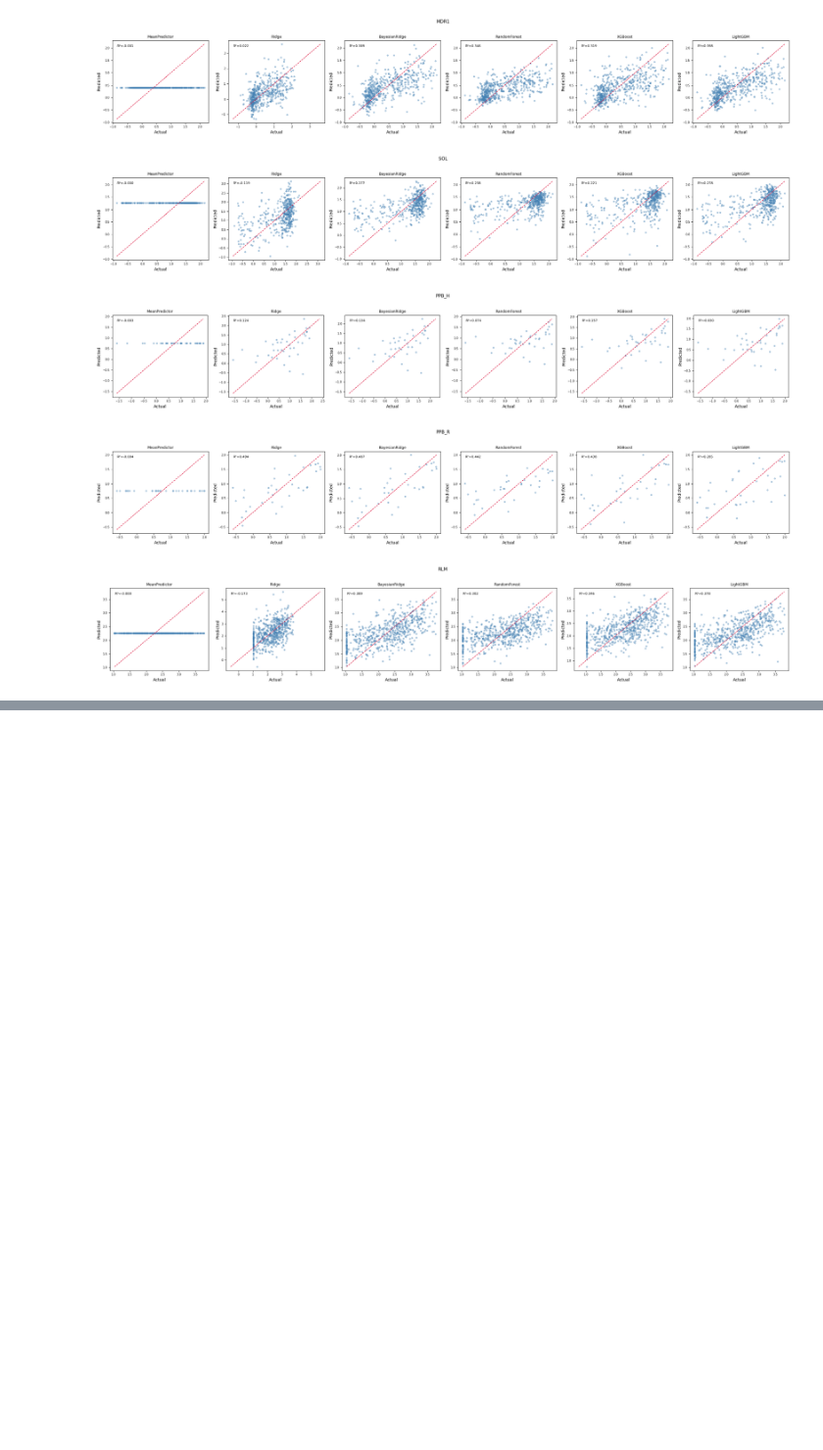
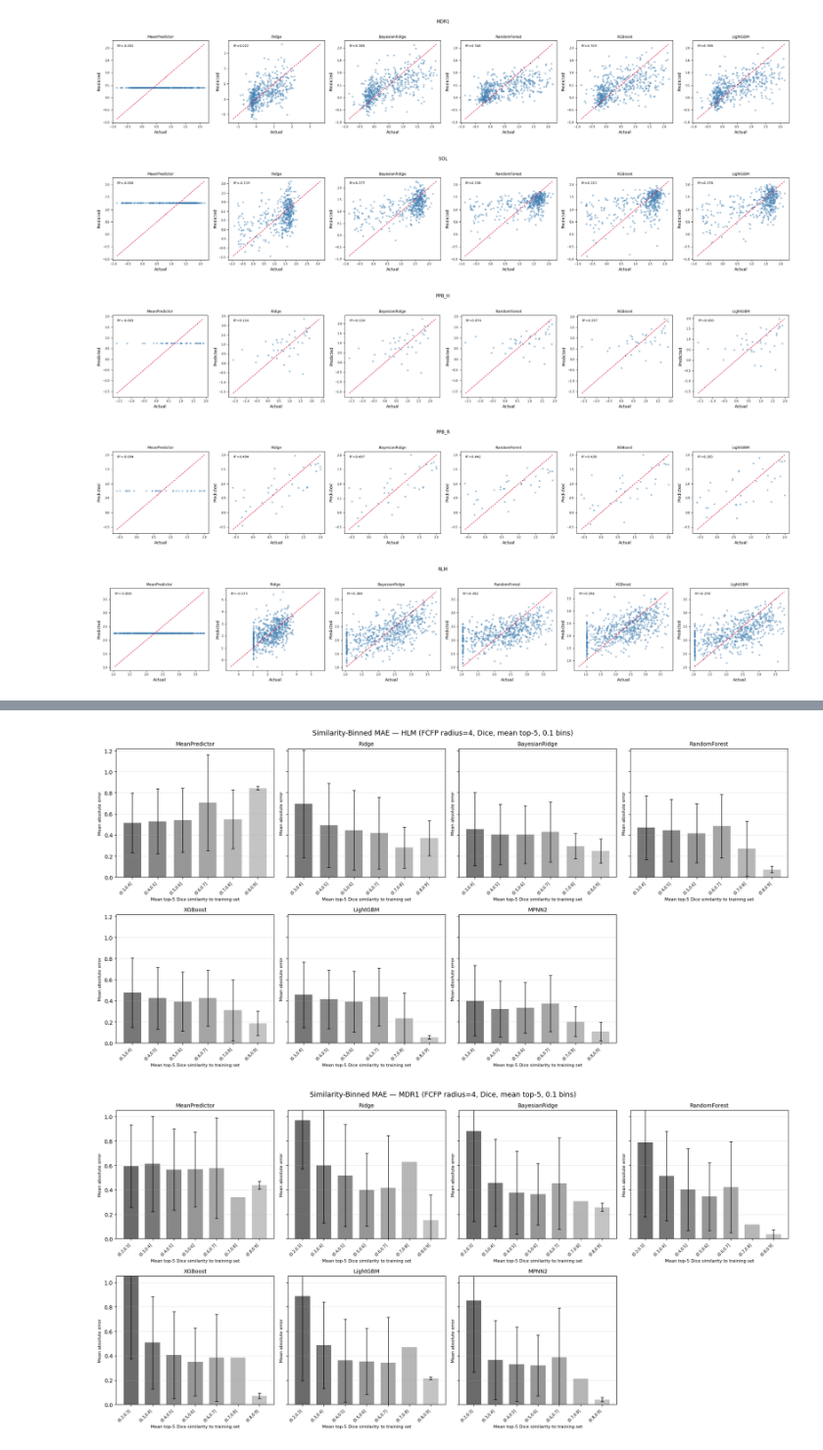
Before and after one commit to Zarif-S/uniq-plus-data-quantity-noise-qsar, a Jupyter notebook: notebooks/01_adme_eda_baseline.ipynb, the cells around one changed output, grey strips where cells are left out. Shown at 98% size. Drawn from its saved outputs; the diff is of its cells as text; code cells hidden in the pictures; blank space fills up the shorter version.

```diff
--- a/notebooks/01_adme_eda_baseline.ipynb
+++ b/notebooks/01_adme_eda_baseline.ipynb
@@ -854,15 +988,18 @@ Range 0 (nothing in common) → 1 (identical fingerprint)
 80/20 random split per endpoint (seed=42 for reproducibility).
 # %%
 from sklearn.model_selection import train_test_split
+from src.cleaning import filter_endpoint
 
-splits = {}  # {col: (X_train, X_test, y_train, y_test)}
+splits = {}  # {col: (X_train, X_test, y_train, y_test, smiles_train, smiles_test)}
 
 for col in ENDPOINT_COLS:
+    df_ep = filter_endpoint(df, col)
     X, y = X_dict[col], y_dict[col]
-    X_train, X_test, y_train, y_test = train_test_split(
-        X, y, test_size=0.2, random_state=SEED
+    smiles_all = df_ep['SMILES'].tolist()
+    X_train, X_test, y_train, y_test, smiles_train, smiles_test = train_test_split(
+        X, y, smiles_all, test_size=0.2, random_state=SEED
     )
-    splits[col] = (X_train, X_test, y_train, y_test)
+    splits[col] = (X_train, X_test, y_train, y_test, smiles_train, smiles_test)
     print(f"  {col}: train={len(y_train)}, test={len(y_test)}")
 # %% [output]
   LOG HLM_CLint (mL/min/kg): train=2469, test=618
@@ -880,14 +1017,14 @@ results = []
 preds_store = {}  # {col: {model_name: (y_test, y_pred)}}
 
 for col in ENDPOINT_COLS:
-    X_train, X_test, y_train, y_test = splits[col]
+    X_train, X_test, y_train, y_test, _, _ = splits[col]
     preds_store[col] = {}
     for name, model in get_baseline_models().items():
         model.fit(X_train, y_train)
         y_pred = model.predict(X_test)
         preds_store[col][name] = (y_test, y_pred)
         metrics = evaluate_model(model, X_test, y_test, y_pred=y_pred)
-        results.append({"endpoint": col, "model": name, **metrics})
+        results.append({"endpoint": col, "model": name, "features": "ECFP4", **metrics})
 
 results_df = pd.DataFrame(results)
 print("Training complete.")
@@ -943,7 +1243,9 @@ RMSE (test set): same units as the target
 from src.plotting import pred_vs_actual_grid
 
 for col in ENDPOINT_COLS:
-    fig = pred_vs_actual_grid(preds_store[col], title=EP_SHORT_MAP[col])
+    ep = EP_SHORT_MAP[col]
+    fig = pred_vs_actual_grid(preds_store[col], title=ep)
+    plt.savefig(f'../figures/2.5_pred_vs_actual_{ep}.png', dpi=150, bbox_inches='tight')
     plt.show()
 # %% [output]
 [figure]
@@ -1176,0 +1655,44 @@ print(rmse_table_full[col_order].to_string())
+# %%
+model_names = ['MeanPredictor', 'Ridge', 'BayesianRidge', 'RandomForest', 'XGBoost', 'LightGBM', 'MPNN2']
+present_models = [m for m in model_names if m in sim_df['model'].unique()]
+focus_eps   = ['HLM', 'MDR1']
+
+bins       = np.arange(0.0, 1.0, 0.1)
+bar_width  = 0.04
+bar_colors = plt.cm.Greys(np.linspace(0.8, 0.3, len(bins)))
+
+for ep in focus_eps:
+    ep_df = sim_df[sim_df['ep_short'] == ep]
+    n_models = len(present_models)
+    fig, axes = plt.subplots(2, 4 if n_models > 6 else 3, figsize=(18 if n_models > 6 else 16, 9), sharey=True)
+    axes = axes.flatten()
+
+    for ax, model in zip(axes, present_models):
+        m_df = ep_df[ep_df['model'] == model]
+        stats = m_df.groupby('sim_bin')['abs_error'].agg(['mean', 'std', 'count'])
+
+        for j, (sim_bin, row) in enumerate(stats.iterrows()):
+            ax.bar(j, row['mean'], color=bar_colors[int(round(sim_bin * 10))],
+                   width=0.7, alpha=0.95)
+            ax.errorbar(j, row['mean'], yerr=row['std'], fmt='none',
+                        color='black', capsize=3, linewidth=1)
+
+        ax.set_title(model, fontsize=10)
+        ax.set_xlabel('Mean top-5 Dice similarity to training set', fontsize=8)
+        ax.set_ylabel('Mean absolute error', fontsize=8)
+        ax.set_xticks(range(len(stats)))
+        ax.set_xticklabels([f'({b:.1f},{b+0.1:.1f}]' for b in stats.index],
+                           rotation=45, ha='right', fontsize=7)
+        ax.set_ylim(bottom=0)
+        ax.grid(True, alpha=0.3, axis='y')
+
+    for ax in axes[n_models:]:
+        ax.set_visible(False)
+
+    fig.suptitle(f'Similarity-Binned MAE — {ep} (FCFP radius=4, Dice, mean top-5, 0.1 bins)', fontsize=13)
+    plt.tight_layout()
+    plt.savefig(f'../figures/2.7_sim_binned_mae_{ep}.png', dpi=150, bbox_inches='tight')
+    plt.show()
+# %% [output]
+[figure, added]
+[figure, added]
```
Also changed, not shown: parts of 43 cells of this notebook, 42 other files.
